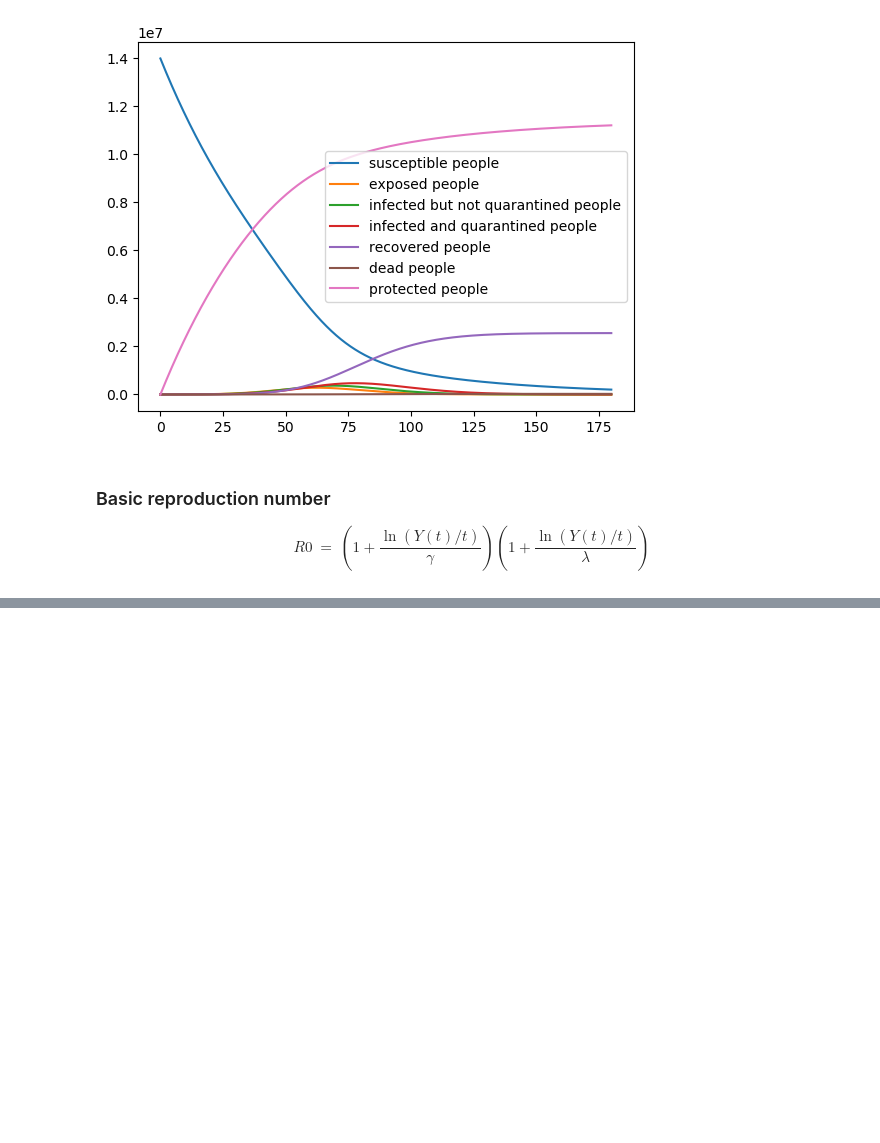
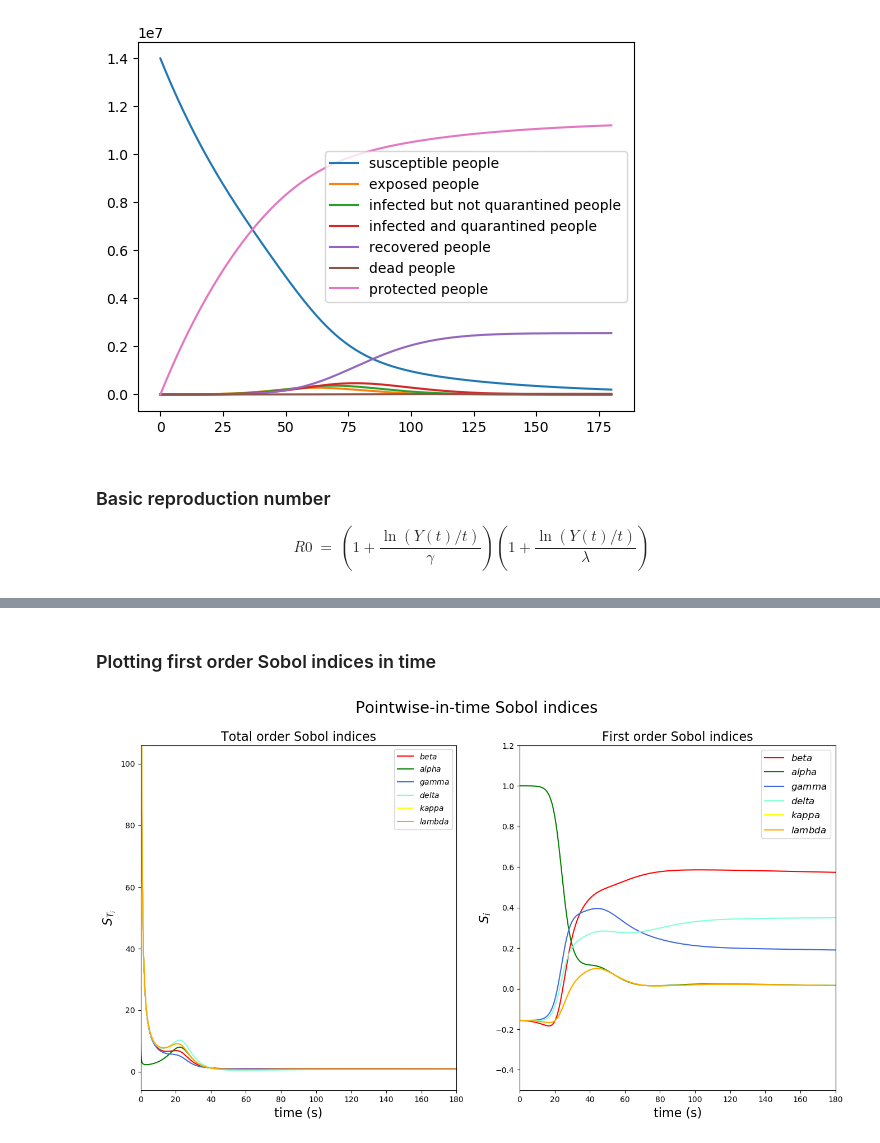
Before and after one commit to teobucci/computational-statistics, a Jupyter notebook: 04_SIR.ipynb, the cells around one changed output, grey strips where cells are left out. Saved outputs shown, nothing was run; the diff lists cells and outputs as text; code cells hidden in the pictures; blank space fills up the shorter version.

Commit message:
Update - add fisrt order sobol in time

```diff
--- a/04_SIR.ipynb
+++ b/04_SIR.ipynb
@@ -95,0 +135,5 @@ def calculate_R0(Y, t, gamma, lambd):
+# %%
+%timeit
+SA = SobolSensitivity(runmodel_obj, dist_object)
+# Compute Sobol indices using the pick and freeze algorithm - for now low number of samples
+SA.run(n_samples=50, estimate_second_order=False)
@@ -95,0 +155,47 @@ def calculate_R0(Y, t, gamma, lambd):
+# %% [markdown]
+### Plotting first order Sobol indices in time
+# %%
+
+t_0 = 0
+t_f = 180
+n_t = 10000
+T = np.linspace(t_0, t_f, n_t)
+
+
+fig, ax = plt.subplots(1, 2, figsize=(16, 8))
+
+ax[0].plot(T, SA.total_order_indices[0, :], "r" ,label=r"$beta$")
+ax[0].plot(T, SA.total_order_indices[1, :], "g",label=r"$alpha$")
+ax[0].plot(T, SA.total_order_indices[2, :], label=r"$gamma$", color="royalblue")
+ax[0].plot(T, SA.total_order_indices[3, :], label=r"$delta$", color="aquamarine")
+ax[0].plot(T, SA.total_order_indices[4, :], label=r"$kappa$", color="yellow")
+ax[0].plot(T, SA.total_order_indices[5, :], label=r"$lambda$", color="orange")
+
+
+ax[0].set_title("Total order Sobol indices", fontsize=16)
+ax[0].set_xlabel("time (s)", fontsize=16)
+ax[0].set_ylabel(r"$S_{T_i}$", fontsize=16)
+ax[0].set_xbound(0, t_f)
+ax[0].set_ybound(-6, 106)
+ax[0].legend()
+
+ax[1].plot(T, SA.first_order_indices[0, :], "r" ,label=r"$beta$")
+ax[1].plot(T, SA.first_order_indices[1, :], "g",label=r"$alpha$")
+ax[1].plot(T, SA.first_order_indices[2, :], label=r"$gamma$", color="royalblue")
+ax[1].plot(T, SA.first_order_indices[3, :], label=r"$delta$", color="aquamarine")
+ax[1].plot(T, SA.first_order_indices[4, :], label=r"$kappa$", color="yellow")
+ax[1].plot(T, SA.first_order_indices[5, :], label=r"$lambda$", color="orange")
+
+
+ax[1].set_title("First order Sobol indices", fontsize=16)
+ax[1].set_xlabel("time (s)", fontsize=16)
+ax[1].set_ylabel(r"$S_i$", fontsize=16)
+ax[1].set_xbound(0, t_f)
+ax[1].set_ybound(-0.5, 1.2)
+ax[1].legend(fontsize=12)
+
+fig.suptitle("Pointwise-in-time Sobol indices", fontsize=20)
+
+plt.show()
+# %% [output]
+[figure, added]
```
Also changed, not shown: parts of 4 cells of this notebook.
